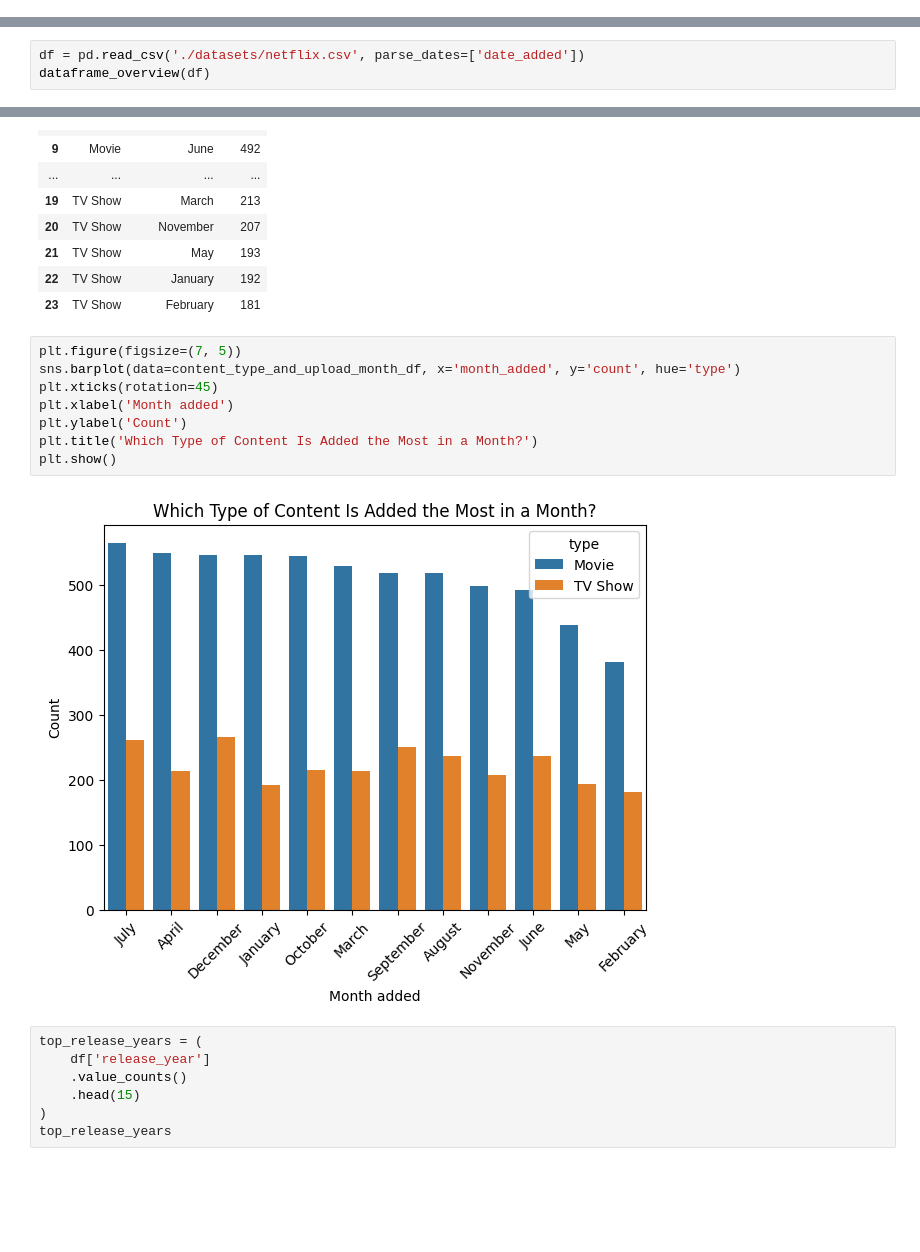
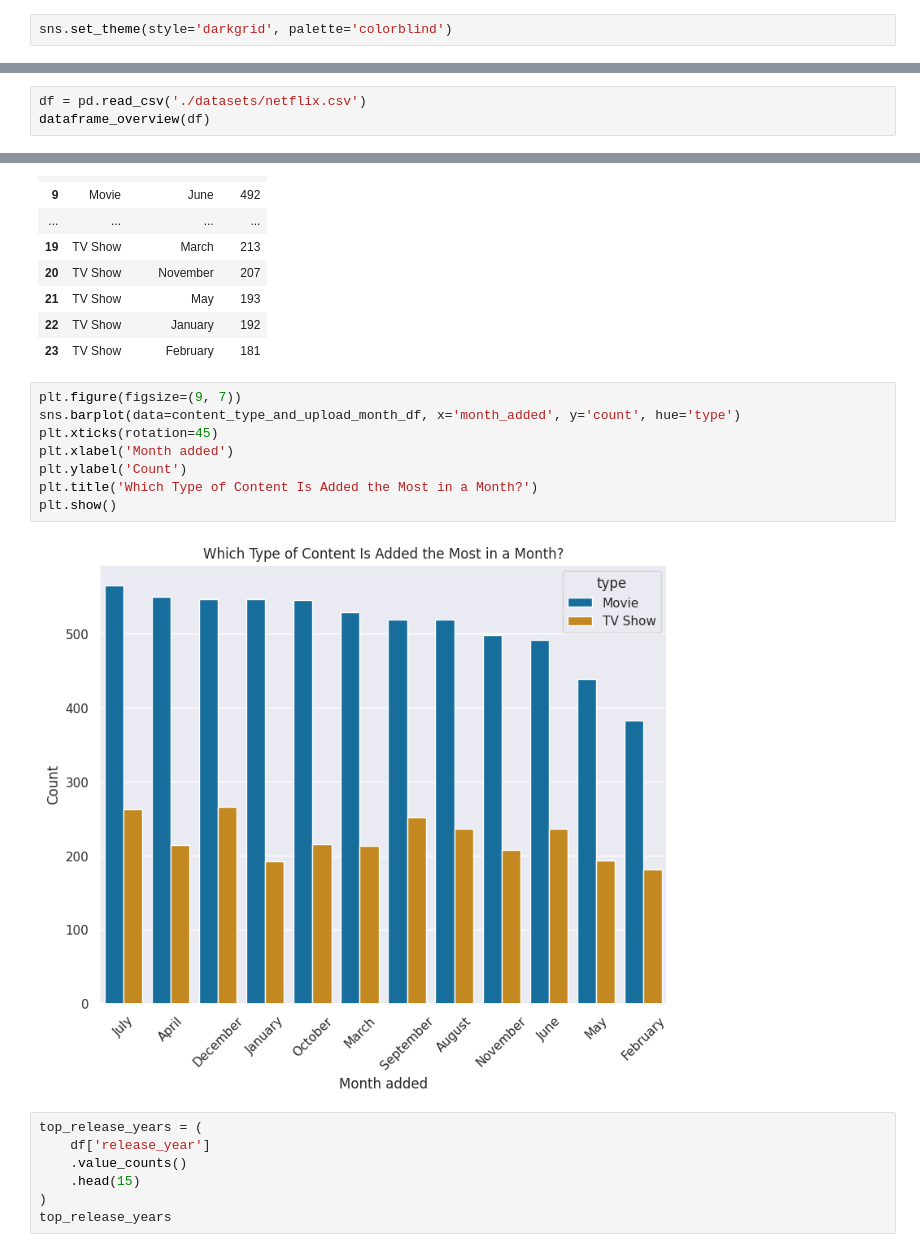
Before and after one commit to sheikhartin/notebooks-everywhere, a Jupyter notebook: Netflix_Movies_and_TV_Shows_EDA.ipynb, the cells around one changed output, grey strips where cells are left out. Cells and saved outputs as stored; diff of their text form; blank space fills up the shorter version.

```diff
--- a/Netflix_Movies_and_TV_Shows_EDA.ipynb
+++ b/Netflix_Movies_and_TV_Shows_EDA.ipynb
@@ -75,5 +71,7 @@ def dataframe_overview(df: pd.DataFrame) -> None:
     display(Markdown('#### **Missing values**'))
     display(msno.bar(df))
     display(msno.matrix(df))
+# %%
+sns.set_theme(style='darkgrid', palette='colorblind')
 # %% [markdown]
 <div style="text-align: center; padding: 5px;">
@@ -86,7 +82,7 @@ def dataframe_overview(df: pd.DataFrame) -> None:
   </p>
 </div>
 # %%
-df = pd.read_csv('./datasets/netflix.csv', parse_dates=['date_added'])
+df = pd.read_csv('./datasets/netflix.csv')
 dataframe_overview(df)
 # %% [output]
 #### **Head of the dataset**
@@ -443,15 +437,15 @@ content_type_and_upload_month_df
 | 22 | TV Show | January | 192 |
 | 23 | TV Show | February | 181 |
 # %%
-plt.figure(figsize=(7, 5))
+plt.figure(figsize=(9, 7))
 sns.barplot(data=content_type_and_upload_month_df, x='month_added', y='count', hue='type')
 plt.xticks(rotation=45)
 plt.xlabel('Month added')
 plt.ylabel('Count')
 plt.title('Which Type of Content Is Added the Most in a Month?')
 plt.show()
 # %% [output]
-[figure, old version]
+[figure, new version]
 # %%
 top_release_years = (
     df['release_year']
```
Also changed, not shown: parts of 24 cells of this notebook.
